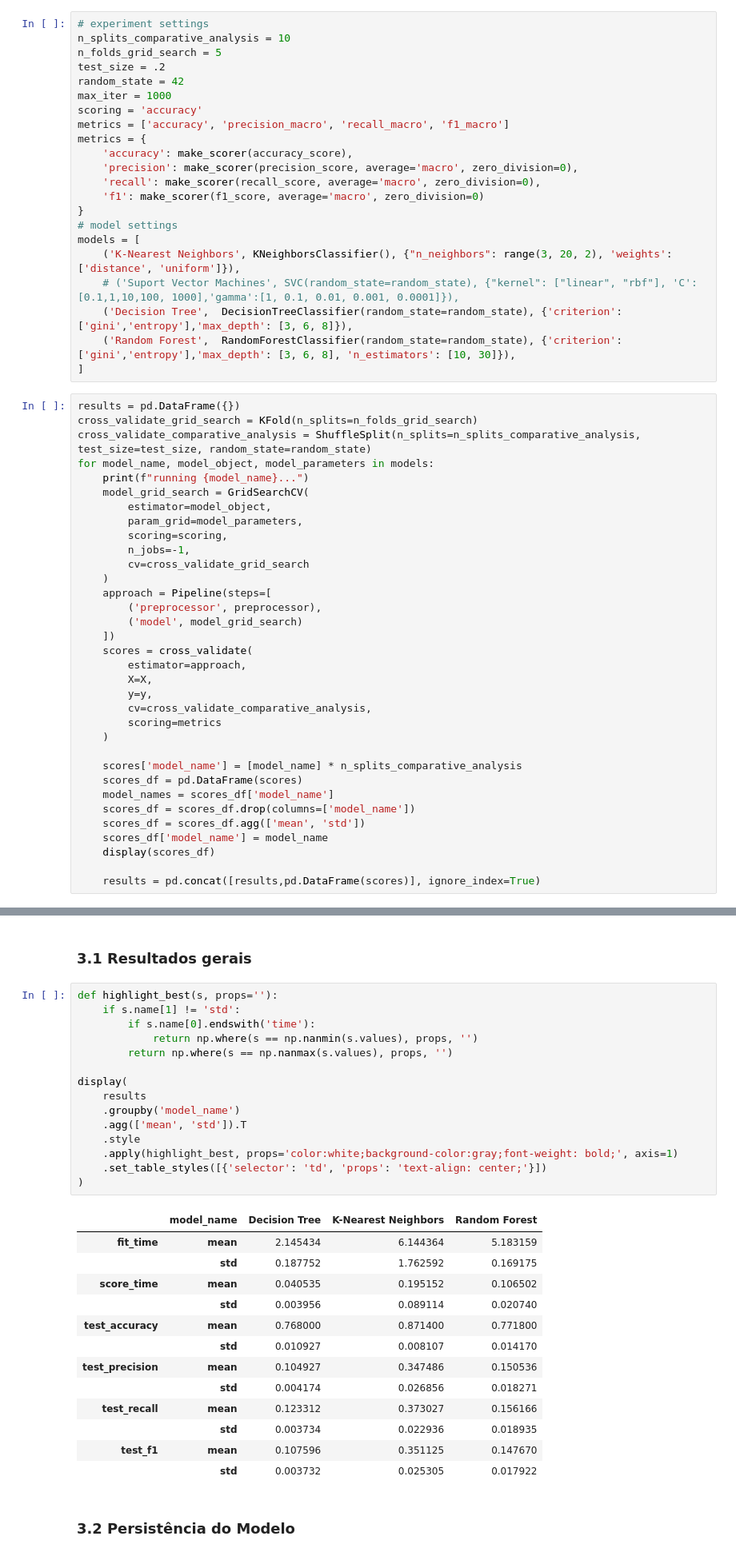
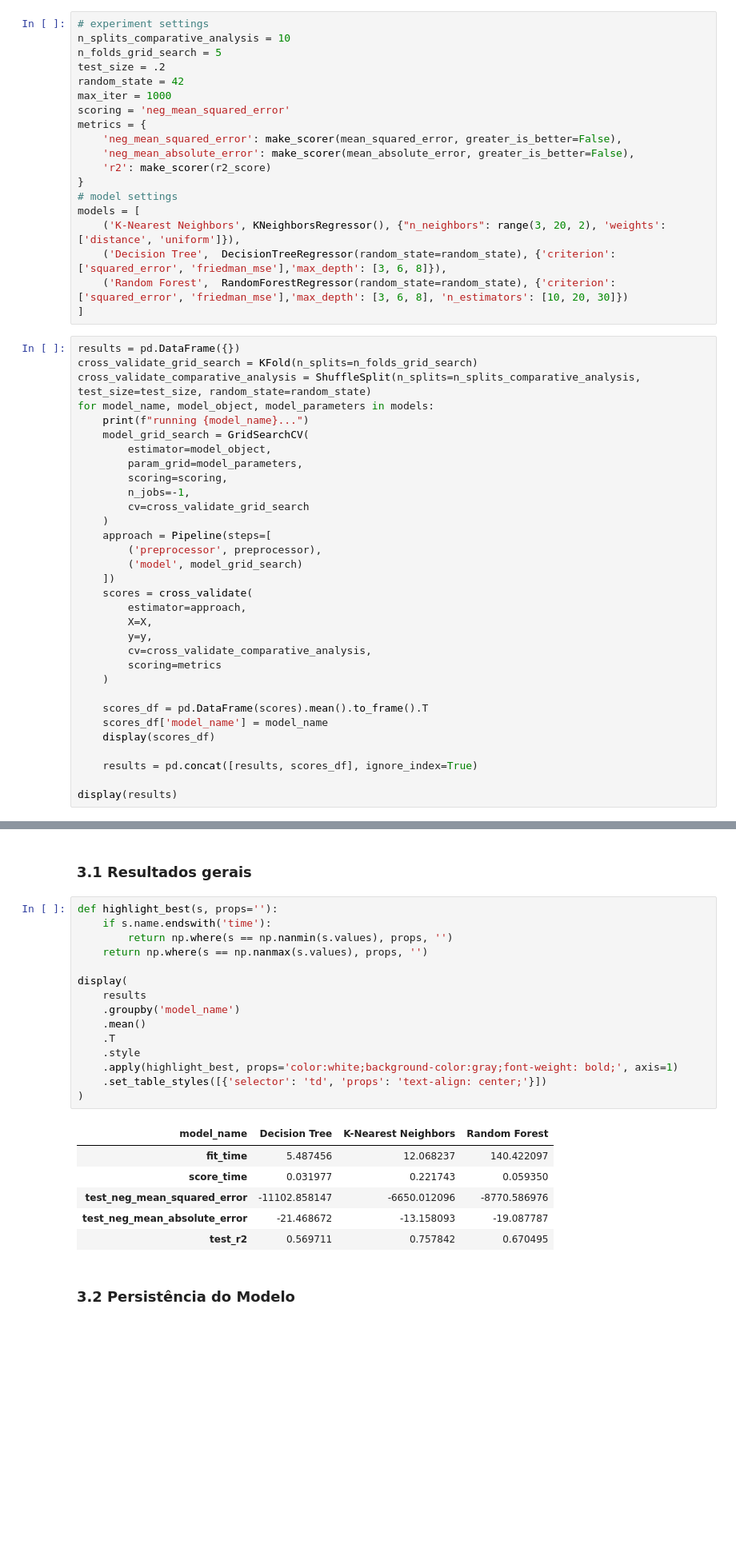
Before and after one commit to atlantico-academy/sommeliers-de-dados, a Jupyter notebook: notebooks/02-comparative_analysis.ipynb, the cells around one changed output, grey strips where cells are left out. Shown at 80% size. Drawn from its saved outputs; the diff is of its cells as text; blank space fills up the shorter version.

```diff
--- a/notebooks/02-comparative_analysis.ipynb
+++ b/notebooks/02-comparative_analysis.ipynb
@@ -100,20 +85,17 @@ n_folds_grid_search = 5
 test_size = .2
 random_state = 42
 max_iter = 1000
-scoring = 'accuracy'
-metrics = ['accuracy', 'precision_macro', 'recall_macro', 'f1_macro']
+scoring = 'neg_mean_squared_error'
 metrics = {
-    'accuracy': make_scorer(accuracy_score),
-    'precision': make_scorer(precision_score, average='macro', zero_division=0),
-    'recall': make_scorer(recall_score, average='macro', zero_division=0),
-    'f1': make_scorer(f1_score, average='macro', zero_division=0)
+    'neg_mean_squared_error': make_scorer(mean_squared_error, greater_is_better=False),
+    'neg_mean_absolute_error': make_scorer(mean_absolute_error, greater_is_better=False),
+    'r2': make_scorer(r2_score)
 }
 # model settings
 models = [
-    ('K-Nearest Neighbors', KNeighborsClassifier(), {"n_neighbors": range(3, 20, 2), 'weights': ['distance', 'uniform']}),
-    # ('Suport Vector Machines', SVC(random_state=random_state), {"kernel": ["linear", "rbf"], 'C':[0.1,1,10,100, 1000],'gamma':[1, 0.1, 0.01, 0.001, 0.0001]}),
-    ('Decision Tree',  DecisionTreeClassifier(random_state=random_state), {'criterion':['gini','entropy'],'max_depth': [3, 6, 8]}),
-    ('Random Forest',  RandomForestClassifier(random_state=random_state), {'criterion':['gini','entropy'],'max_depth': [3, 6, 8], 'n_estimators': [10, 30]}),
+    ('K-Nearest Neighbors', KNeighborsRegressor(), {"n_neighbors": range(3, 20, 2), 'weights': ['distance', 'uniform']}),
+    ('Decision Tree',  DecisionTreeRegressor(random_state=random_state), {'criterion':['squared_error', 'friedman_mse'],'max_depth': [3, 6, 8]}),
+    ('Random Forest',  RandomForestRegressor(random_state=random_state), {'criterion':['squared_error', 'friedman_mse'],'max_depth': [3, 6, 8], 'n_estimators': [10, 20, 30]})
 ]
 # %%
 results = pd.DataFrame({})
@@ -140,14 +122,12 @@ for model_name, model_object, model_parameters in models:
         scoring=metrics
     )
 
-    scores['model_name'] = [model_name] * n_splits_comparative_analysis
-    scores_df = pd.DataFrame(scores)
-    model_names = scores_df['model_name']
-    scores_df = scores_df.drop(columns=['model_name'])
-    scores_df = scores_df.agg(['mean', 'std'])
+    scores_df = pd.DataFrame(scores).mean().to_frame().T
     scores_df['model_name'] = model_name
     display(scores_df)
 
-    results = pd.concat([results,pd.DataFrame(scores)], ignore_index=True)
+    results = pd.concat([results, scores_df], ignore_index=True)
+
+display(results)
 # %% [output]
 running K-Nearest Neighbors...
@@ -166,33 +147,26 @@ running Random Forest...
 ### 3.1 Resultados gerais
 # %%
 def highlight_best(s, props=''):
-    if s.name[1] != 'std':
-        if s.name[0].endswith('time'):
-            return np.where(s == np.nanmin(s.values), props, '')
-        return np.where(s == np.nanmax(s.values), props, '')
+    if s.name.endswith('time'):
+        return np.where(s == np.nanmin(s.values), props, '')
+    return np.where(s == np.nanmax(s.values), props, '')
 
 display(
     results
     .groupby('model_name')
-    .agg(['mean', 'std']).T
+    .mean()
+    .T
     .style
     .apply(highlight_best, props='color:white;background-color:gray;font-weight: bold;', axis=1)
     .set_table_styles([{'selector': 'td', 'props': 'text-align: center;'}])
 )
 # %% [output]
-|  | model_name | Decision Tree | K-Nearest Neighbors | Random Forest |
-| fit_time | mean | 2.145434 | 6.144364 | 5.183159 |
-|  | std | 0.187752 | 1.762592 | 0.169175 |
-| score_time | mean | 0.040535 | 0.195152 | 0.106502 |
-|  | std | 0.003956 | 0.089114 | 0.020740 |
-| test_accuracy | mean | 0.768000 | 0.871400 | 0.771800 |
-|  | std | 0.010927 | 0.008107 | 0.014170 |
-| test_precision | mean | 0.104927 | 0.347486 | 0.150536 |
-|  | std | 0.004174 | 0.026856 | 0.018271 |
-| test_recall | mean | 0.123312 | 0.373027 | 0.156166 |
-|  | std | 0.003734 | 0.022936 | 0.018935 |
-| test_f1 | mean | 0.107596 | 0.351125 | 0.147670 |
-|  | std | 0.003732 | 0.025305 | 0.017922 |
+| model_name | Decision Tree | K-Nearest Neighbors | Random Forest |
+| fit_time | 5.487456 | 12.068237 | 140.422097 |
+| score_time | 0.031977 | 0.221743 | 0.059350 |
+| test_neg_mean_squared_error | -11102.858147 | -6650.012096 | -8770.586976 |
+| test_neg_mean_absolute_error | -21.468672 | -13.158093 | -19.087787 |
+| test_r2 | 0.569711 | 0.757842 | 0.670495 |
 # %% [markdown]
 ### 3.2 Persistência do Modelo
 # %%
```
Also changed, not shown: parts of 4 cells of this notebook, 2 other files.
